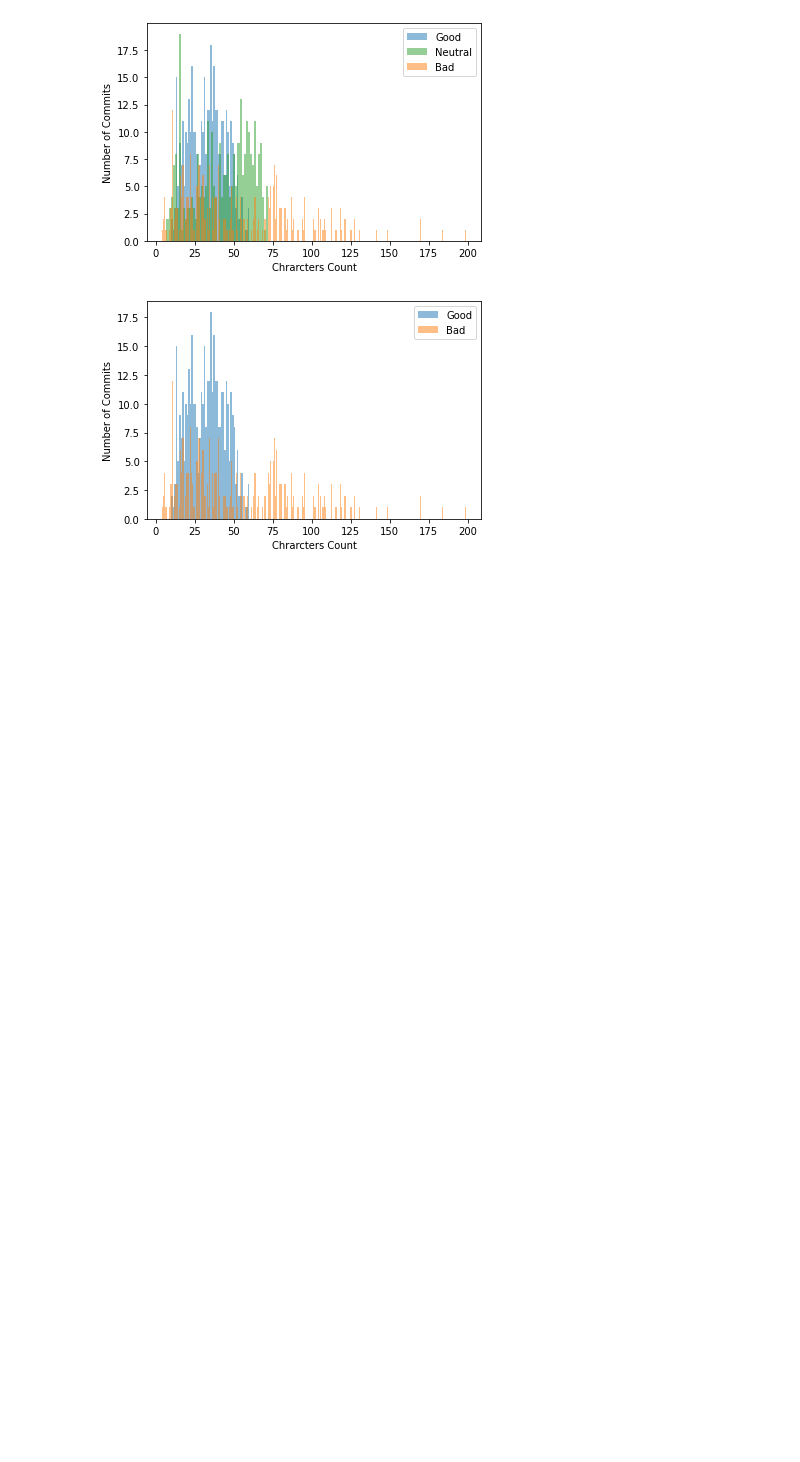
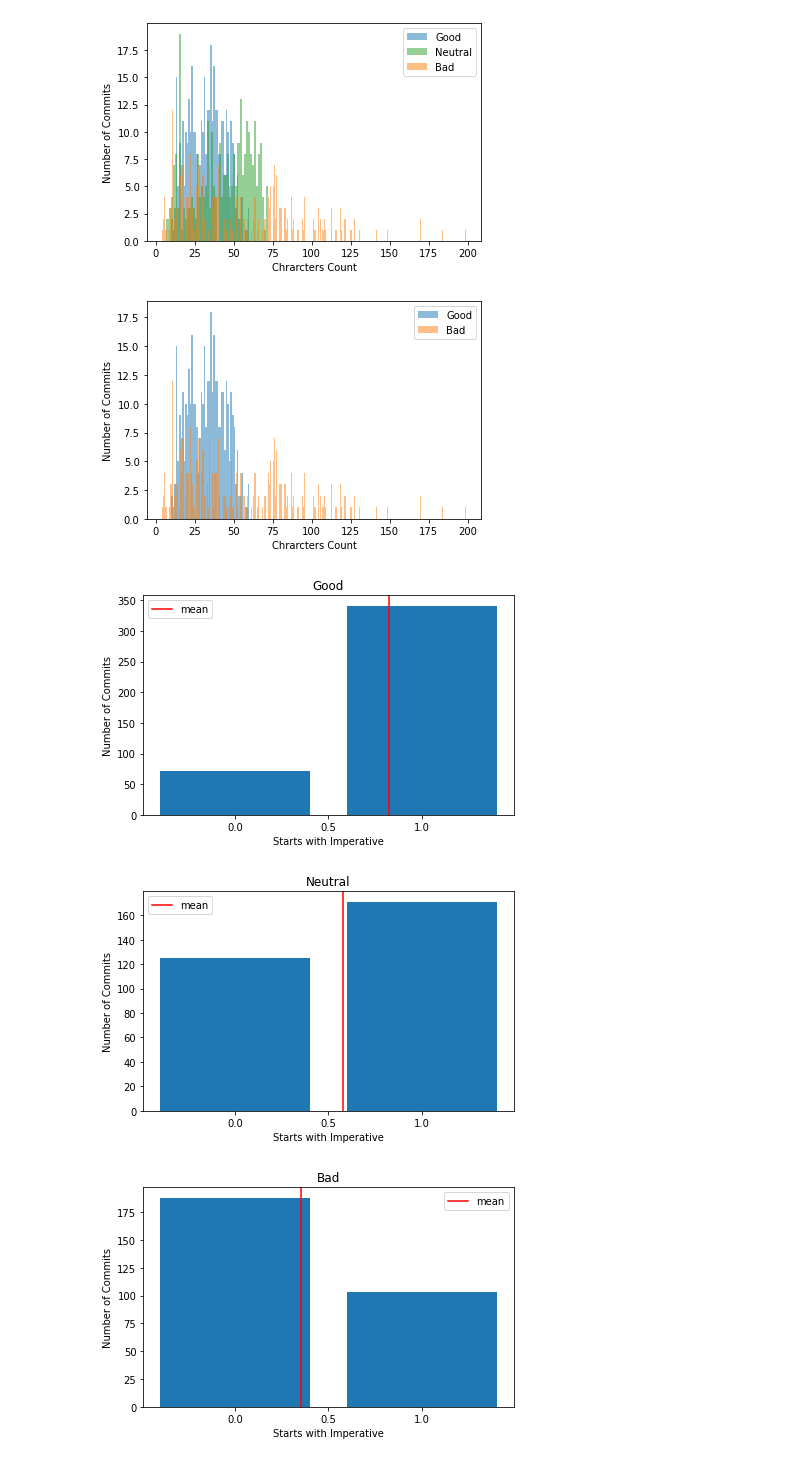
Before and after one commit to jeankhechfe/commit-quality, a Jupyter notebook: jupyter_notebook/distribution_charts(message-only-features)(new labeling).ipynb, the cells around one changed output. Saved outputs shown, nothing was run; the diff lists cells and outputs as text; code cells hidden in the pictures; blank space fills up the shorter version.

Commit message:
Add distribution charts for all features

```diff
--- a/jupyter_notebook/distribution_charts(message-only-features)(new labeling).ipynb
+++ b/jupyter_notebook/distribution_charts(message-only-features)(new labeling).ipynb
@@ -30,8 +30,8 @@ def drow_histogram(x, bins, title):
     plt.tight_layout()
     plt.show()
 # %%
-def drow_histogram_2(x, title):
-    plt.xlabel('Pattern met')
+def drow_histogram_2(x, title, x_title):
+    plt.xlabel(x_title)
     plt.ylabel('Number of Commits')
     plt.axvline(x.mean(), color='r', label='mean')
     plt.legend()
@@ -88,3 +88,15 @@ plt.legend(loc='upper right')
 plt.show()
 # %% [output]
 [figure]
+# %%
+x1 = data_good['imperative_start']
+x2 = data_neutral['imperative_start']
+x3 = data_bad['imperative_start']
+
+drow_histogram_2(x1, 'Good', 'Starts with Imperative')
+drow_histogram_2(x2, 'Neutral', 'Starts with Imperative')
+drow_histogram_2(x3, 'Bad', 'Starts with Imperative')
+# %% [output]
+[figure, added]
+[figure, added]
+[figure, added]
```
Also changed, not shown: parts of 5 cells of this notebook.
